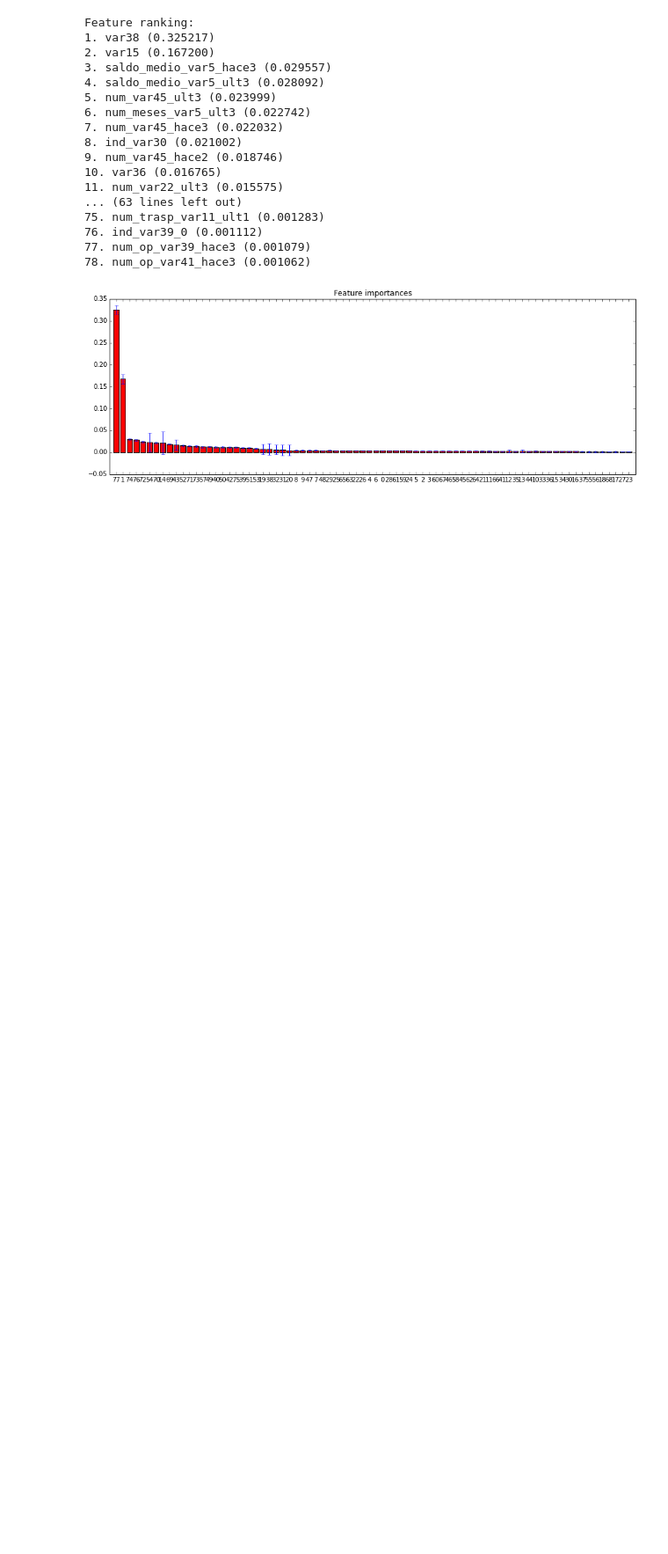
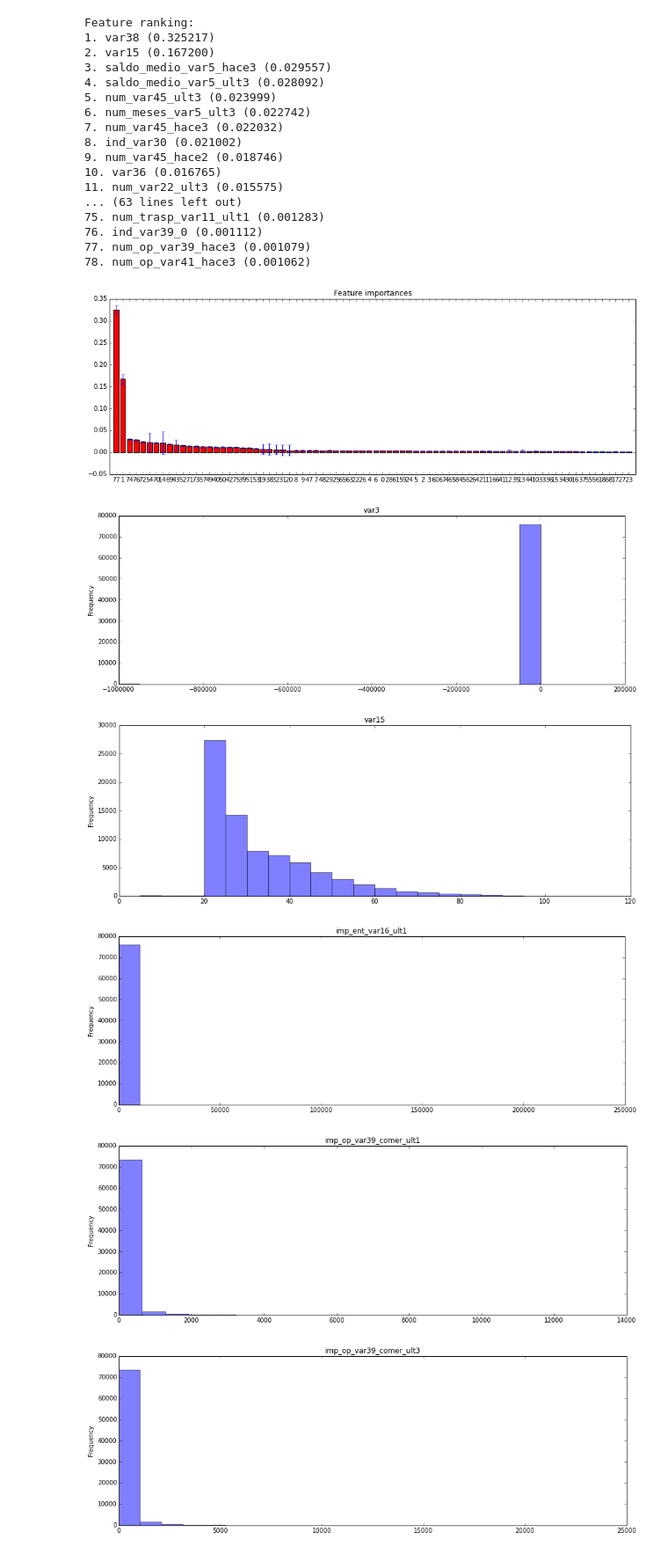
Before and after one commit to geoHeil/santander-customer-satisfaction, a Jupyter notebook: Python/Chris/02_Dataset_Clean.ipynb, the cells around one changed output. Shown at 88% size. Saved outputs shown, nothing was run; the diff lists cells and outputs as text; code cells hidden in the pictures; blank space fills up the shorter version.

```diff
--- a/Python/Chris/02_Dataset_Clean.ipynb
+++ b/Python/Chris/02_Dataset_Clean.ipynb
@@ -388,3 +390,11 @@ Feature ranking:
 77. num_op_var39_hace3 (0.001079)
 78. num_op_var41_hace3 (0.001062)
 [figure]
+# %%
+skutils.feature_hists(X_train)
+# %% [output]
+[figure, added]
+[figure, added]
+[figure, added]
+[figure, added]
+[figure, added]
```
Also changed, not shown: parts of 5 cells of this notebook, 3 other files.
